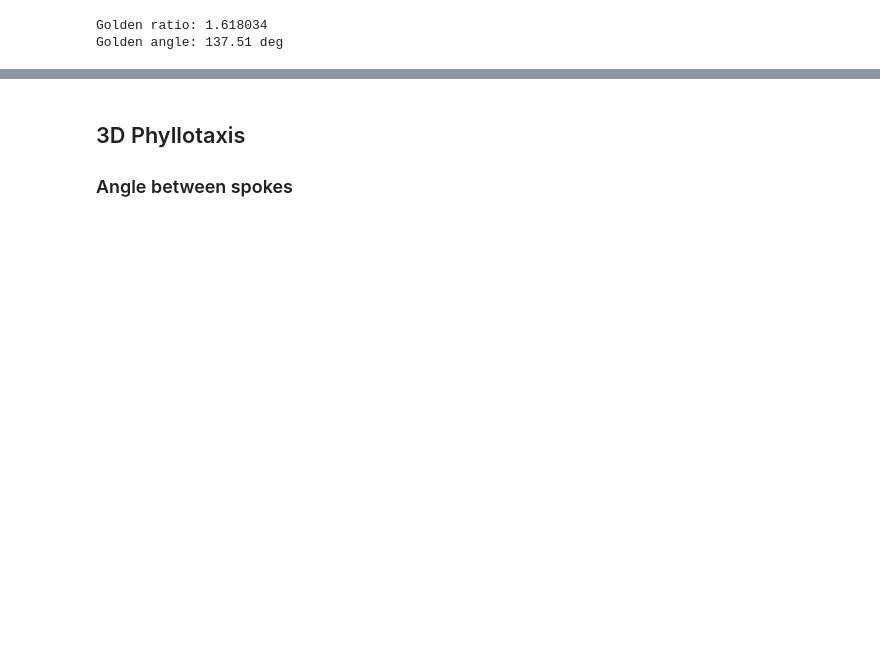
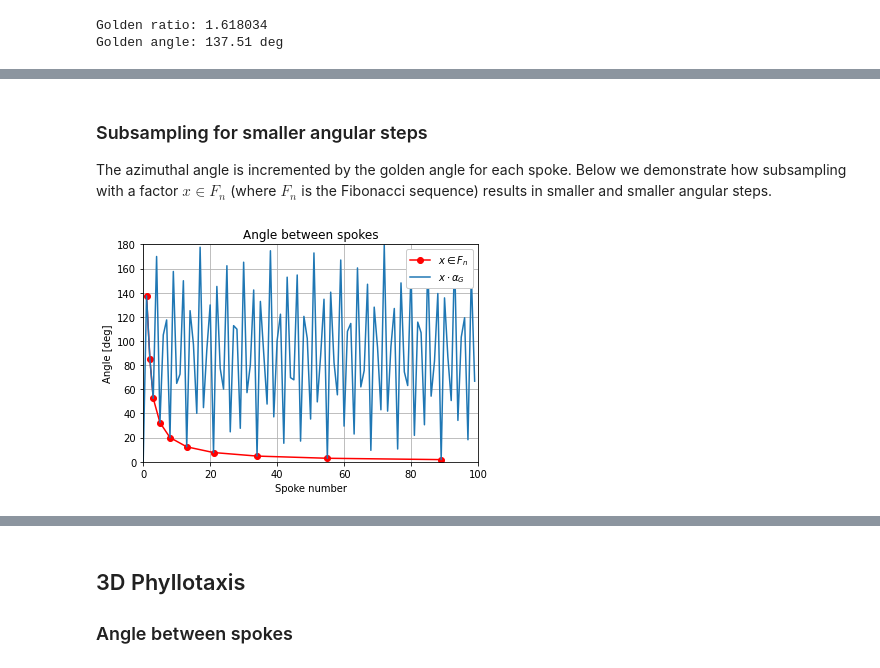
Before and after one commit to emilljungberg/merlin_mrm, a Jupyter notebook: notebooks/Section 2.1 - An interleaved 3D Phyllotaxis Trajectory.ipynb, the cells around one changed output, grey strips where cells are left out. Drawn from its saved outputs; the diff is of its cells as text; code cells hidden in the pictures; blank space fills up the shorter version.

```diff
--- a/notebooks/Section 2.1 - An interleaved 3D Phyllotaxis Trajectory.ipynb
+++ b/notebooks/Section 2.1 - An interleaved 3D Phyllotaxis Trajectory.ipynb
@@ -35,0 +42,24 @@ Golden angle: 137.51 deg
+# %% [markdown]
+### Subsampling for smaller angular steps
+The azimuthal angle is incremented by the golden angle for each spoke. Below we demonstrate how subsampling with a factor $x\in F_n$ (where $F_n$ is the Fibonacci sequence) results in smaller and smaller angular steps.
+# %%
+x = np.arange(100)
+phi = x*ag
+plt.figure()
+phi1 = np.mod(phi,2*np.pi)
+mask = phi1>np.pi
+phi1[mask] = -1*phi1[mask]+2*np.pi
+phi1 *= 360/(2*np.pi)
+
+fibnum = np.array([fibonacci(x) for x in range(2,12)])
+plt.plot(fibnum, phi1[fibnum], 'o-r', label=r'$x\in F_n$')
+plt.plot(x,phi1, label=r'$x\cdot \alpha_G$')
+plt.title("Angle between spokes")
+plt.xlabel("Spoke number")
+plt.ylabel("Angle [deg]")
+plt.legend(framealpha=1, loc='upper right')
+plt.axis([0,100,0,180])
+plt.grid()
+plt.show()
+# %% [output]
+[figure, added]
```
Also changed, not shown: parts of 20 cells of this notebook.
